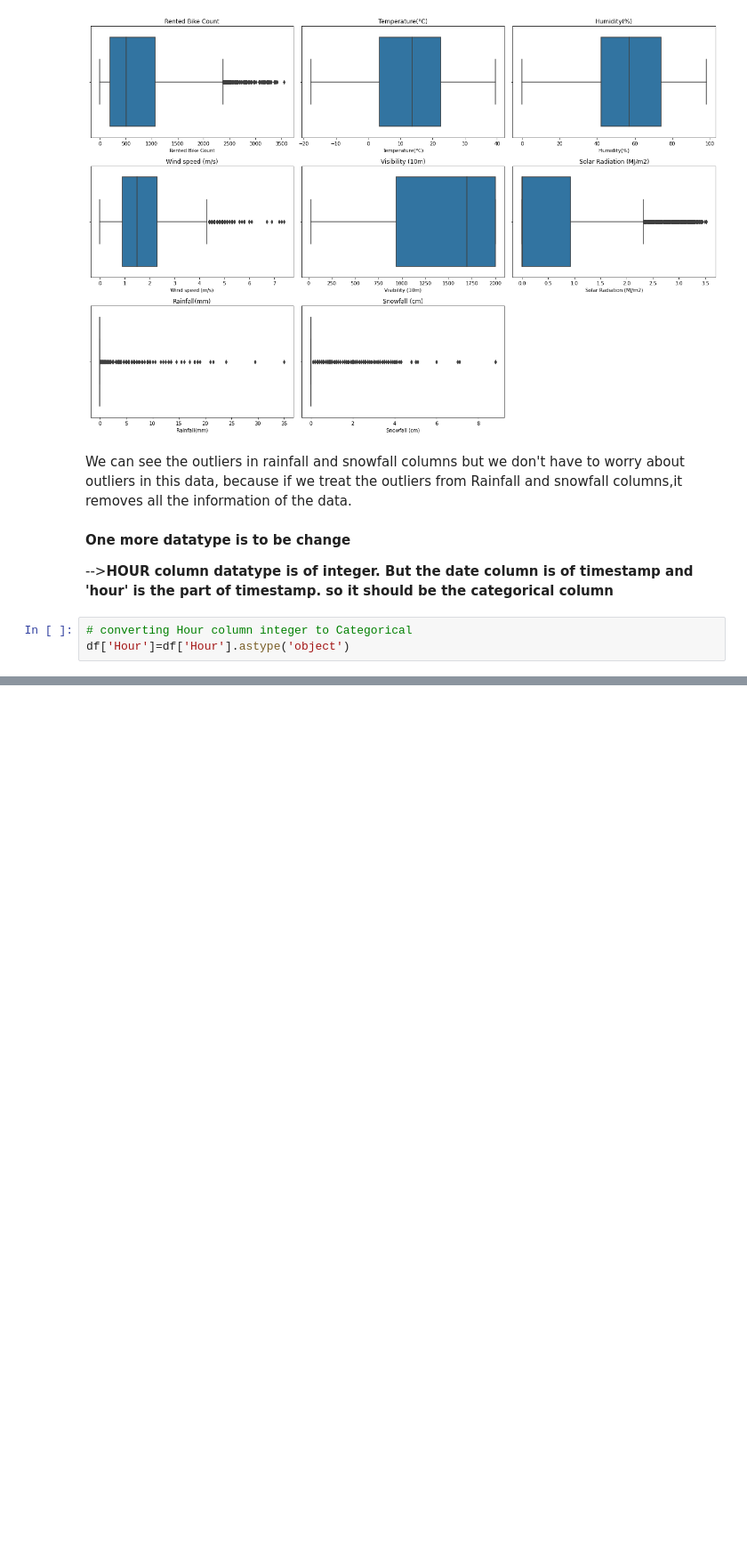
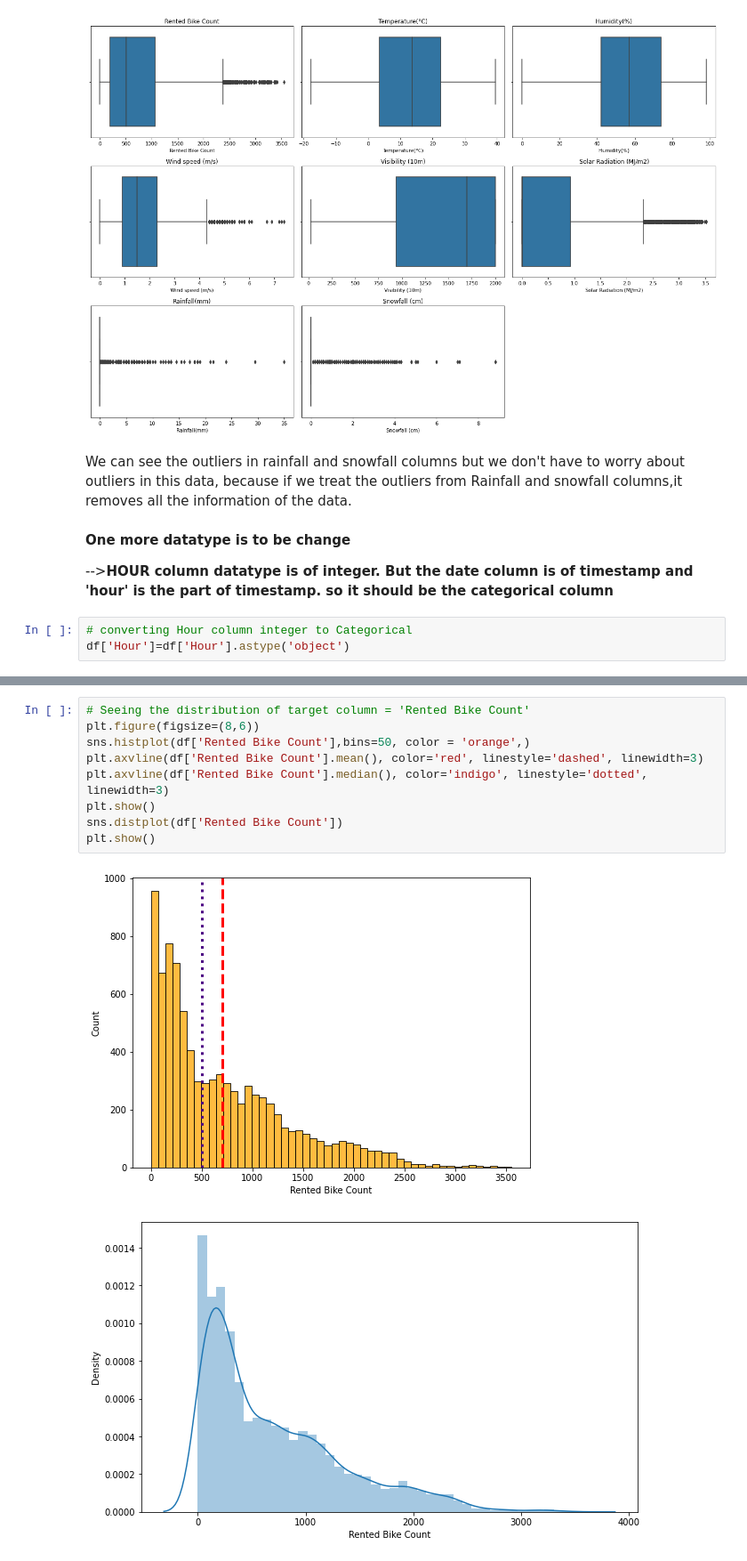
Before and after one commit to navinsambari123/Seoul-BIke-Sharing-Demand-Prediction, a Jupyter notebook: Bike_Sharing_Demand_Prediction_Capstone_Project.ipynb, the cells around one changed output, grey strips where cells are left out. Shown at 89% size. Saved outputs shown, nothing was run; the diff lists cells and outputs as text; blank space fills up the shorter version.

```diff
--- a/Bike_Sharing_Demand_Prediction_Capstone_Project.ipynb
+++ b/Bike_Sharing_Demand_Prediction_Capstone_Project.ipynb
@@ -211,0 +233,12 @@ df['Hour']=df['Hour'].astype('object')
+# %%
+# Seeing the distribution of target column = 'Rented Bike Count'
+plt.figure(figsize=(8,6))
+sns.histplot(df['Rented Bike Count'],bins=50, color = 'orange',)
+plt.axvline(df['Rented Bike Count'].mean(), color='red', linestyle='dashed', linewidth=3)
+plt.axvline(df['Rented Bike Count'].median(), color='indigo', linestyle='dotted', linewidth=3)
+plt.show()
+sns.distplot(df['Rented Bike Count'])
+plt.show()
+# %% [output]
+[figure, added]
+[figure, added]
```
Also changed, not shown: parts of 28 cells of this notebook.
